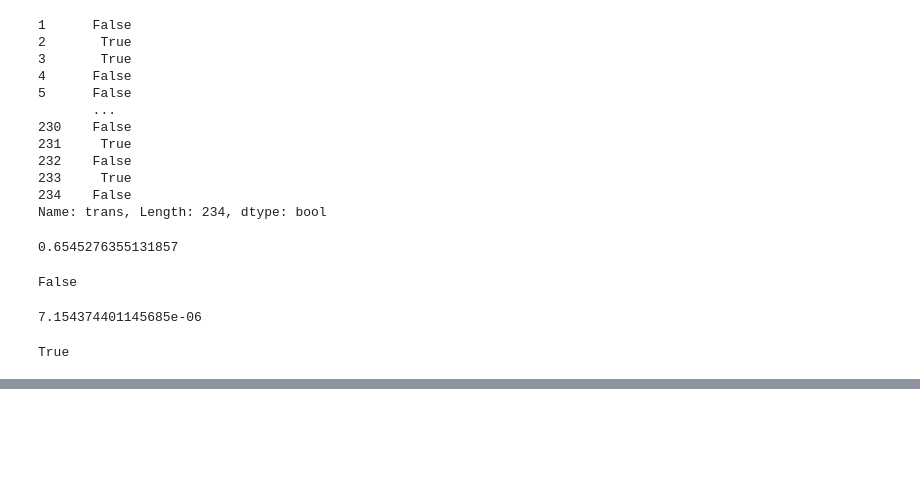
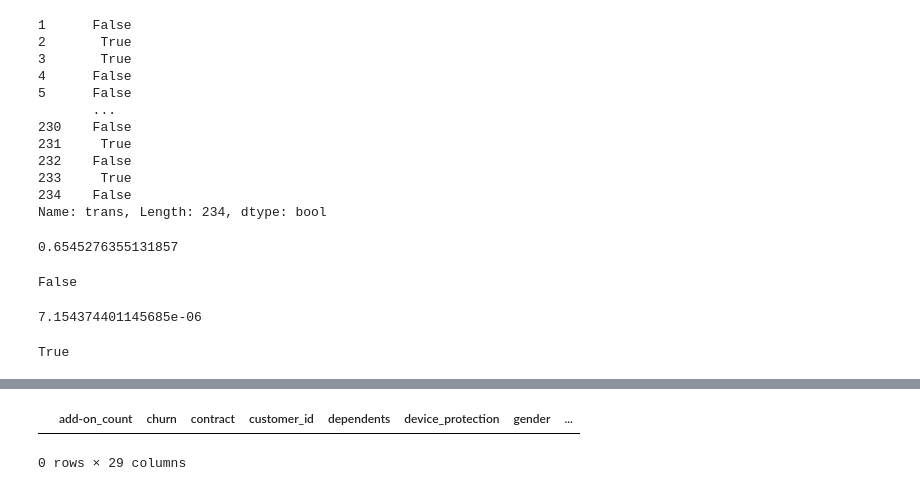
Before and after one commit to adriananuncio/statistics-exercises, a Jupyter notebook: hypothesis_testing.ipynb, the cells around one changed output, grey strips where cells are left out. Drawn from its saved outputs; the diff is of its cells as text; code cells hidden in the pictures; blank space fills up the shorter version.

```diff
--- a/hypothesis_testing.ipynb
+++ b/hypothesis_testing.ipynb
@@ -205,0 +289,4 @@ True
+# %%
+df.total_charges = pd.to_numeric(df.total_charges)
+
+total_charges = df.total_charges
@@ -205,0 +316,3 @@ True
+# %%
+# convert nan to number
+df.total_charges = np.nan_to_num(df.total_charges)
@@ -205,0 +321,5 @@ True
+# %%
+# change data to be all lowercase and replace spaces with underscores
+
+df.internet_service = df.internet_service.str.lower().str.replace(' ', '_')
+df.multiple_lines = df.multiple_lines.str.lower().str.replace(' ', '_')
@@ -205,0 +490,7 @@ True
+# %%
+# none, no_phone
+none_no_phone = df[(df['internet_service'] == 'no') & (df['multiple_lines'] == 'no_phone_service')]
+# empty dataset
+# %% [output]
+|  | add-on_count | churn | contract | customer_id | dependents | device_protection | gender | ... |
+0 rows × 29 columns
```
Also changed, not shown: parts of 77 cells of this notebook.
